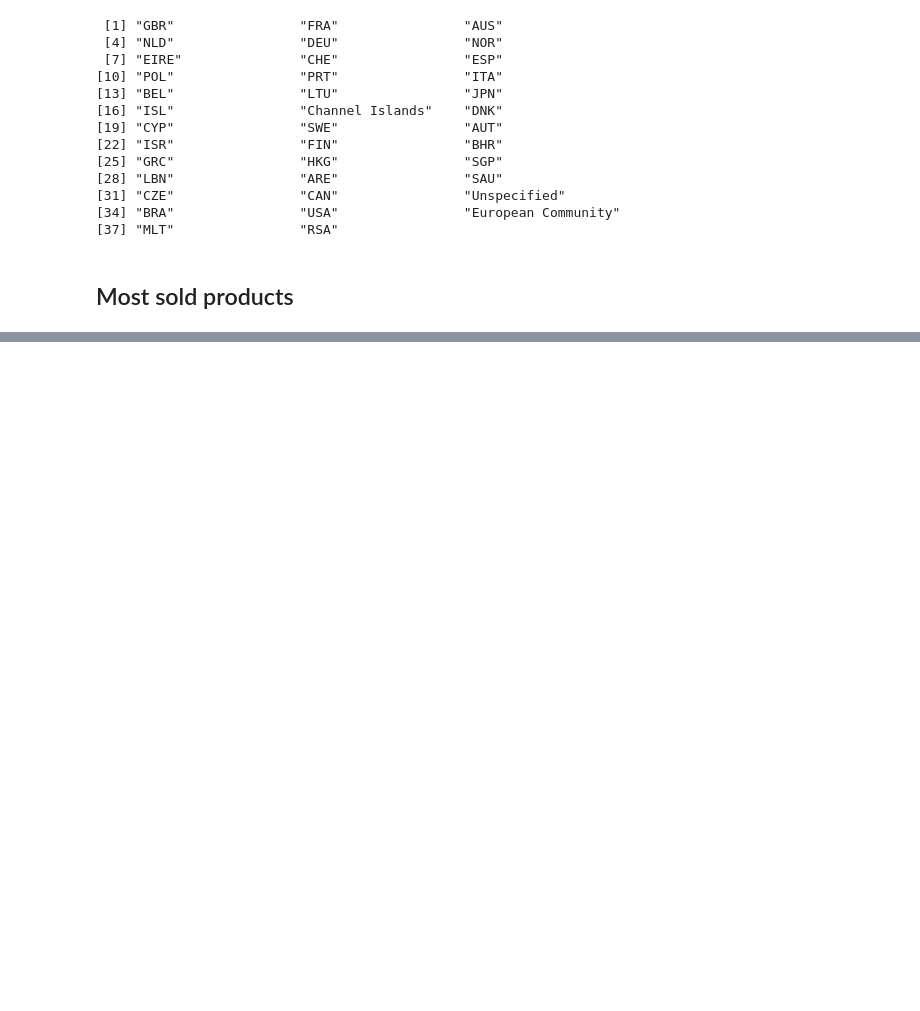
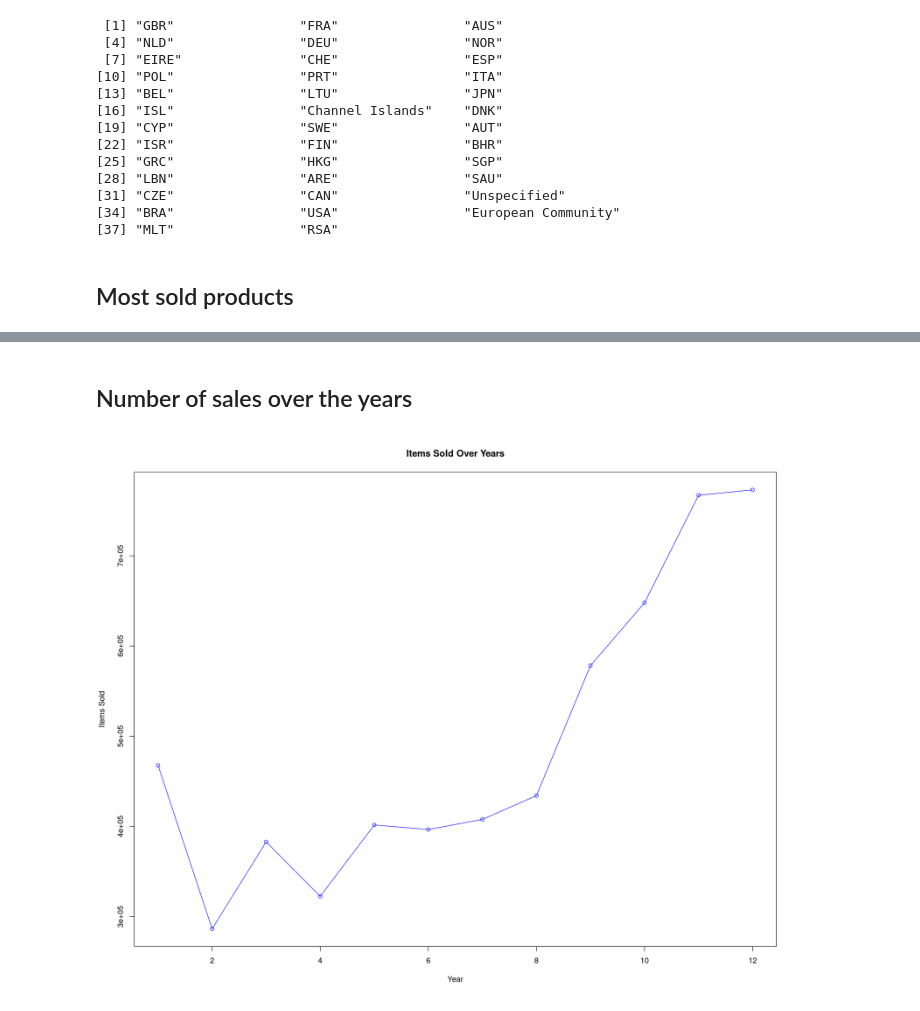
Before and after one commit to Aavash232311/DSC-105-Group-Project-, a Jupyter notebook: data.ipynb, the cells around one changed output, grey strips where cells are left out. Saved outputs shown, nothing was run; the diff lists cells and outputs as text; code cells hidden in the pictures; blank space fills up the shorter version.

Commit message:
Line chart but something is off ,it's a group project nobody does it I need to do it alone figure it out alone, incase my employer is seeting this commit I take programming project seriously

```diff
--- a/data.ipynb
+++ b/data.ipynb
@@ -252 +273,15 @@ labs(
 [figure]
+# %% [markdown]
+## Number of sales over the years
+# %%
+## I am new to this whole thing, but I know with practise I will leran to do things in better way, but now I will group that like done before.
+df$Month <- format(df$InvoiceDate, "%m") # adding a "month" column
+
+grouped_by_date <- group_by(df, Month)
+summarized_by_date <- summarise(grouped_by_date, TotalItemSOldInGroup = sum(Quantity, na.rm = TRUE))
+
+plot(summarized_by_date$Month, summarized_by_date$TotalItemSOldInGroup, type = "o", col = "blue",
+     xlab = "Year", ylab = "Items Sold",
+     main = "Items Sold Over Years")
+# %% [output]
+[figure, added]
```
Also changed, not shown: parts of 2 cells of this notebook.
